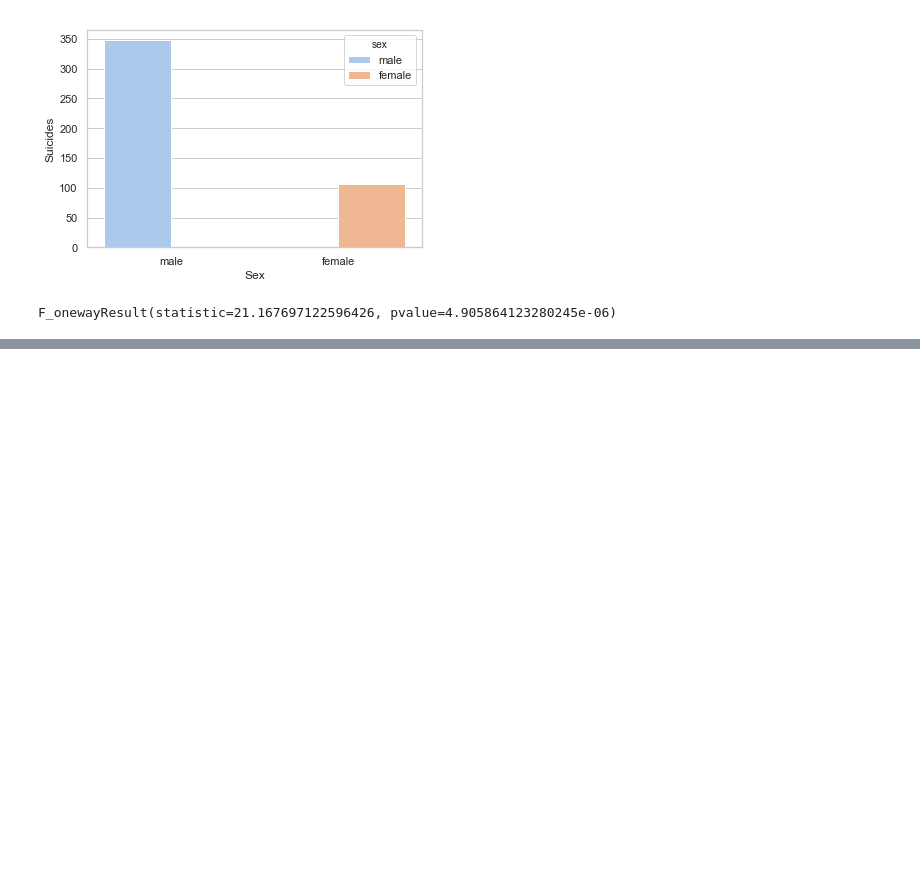
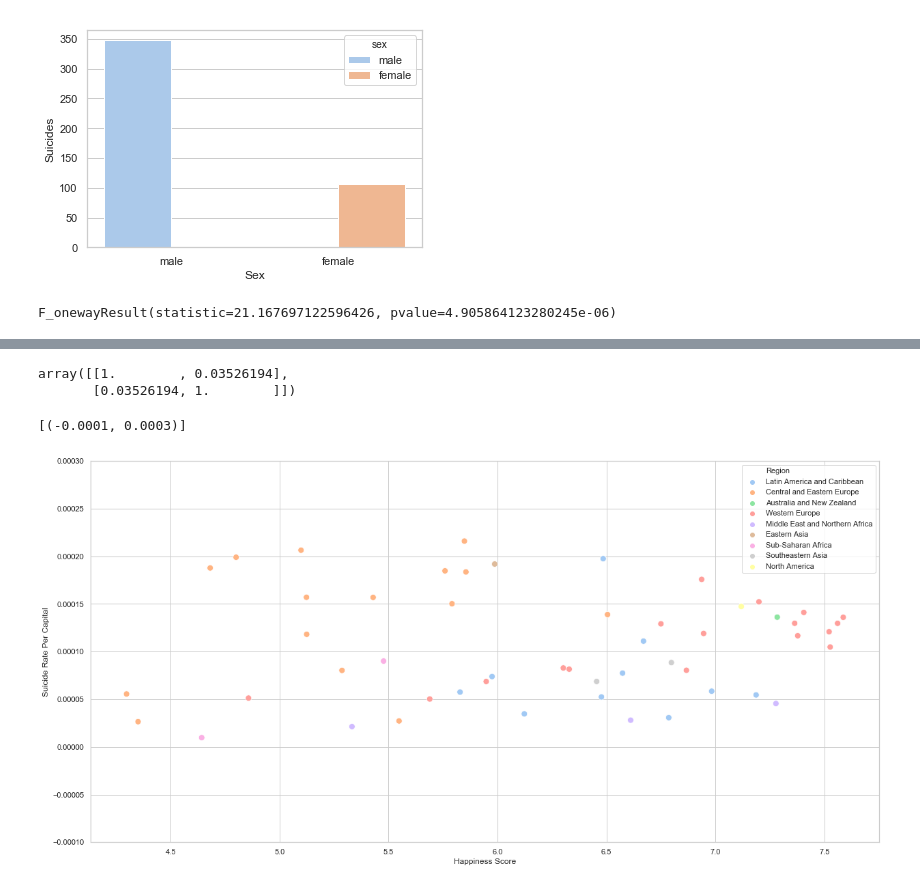
Before and after one commit to sno90/Osorio_Homework, a Jupyter notebook: 07-Project1/Region Suicide Numbers.ipynb, the cells around one changed output, grey strips where cells are left out. Cells and saved outputs as stored; diff of their text form; code cells hidden in the pictures; blank space fills up the shorter version.

```diff
--- a/07-Project1/Region Suicide Numbers.ipynb
+++ b/07-Project1/Region Suicide Numbers.ipynb
@@ -375,0 +331,5 @@ F_onewayResult(statistic=21.167697122596426, pvalue=4.905864123280245e-06)
+# %%
+data_merge2['Suicide Rate Per Capital'] = data_merge2['suicides_no'] / data_merge2['population']
+data_merge2 = data_merge.reset_index()
+data_merge2['Region'] = data_merge['Country'].map(country_to_region)
+data_merge2
@@ -375,0 +354,15 @@ F_onewayResult(statistic=21.167697122596426, pvalue=4.905864123280245e-06)
+# %%
+x = np.array(data_merge2['Happiness Score']).astype(float)
+y = np.array(data_merge2['Suicide Rate Per Capital']).astype(float)
+np.corrcoef(x, y)
+# %% [output]
+array([[1.        , 0.03526194],
+       [0.03526194, 1.        ]])
+# %%
+ax = sns.scatterplot(x="Happiness Score", y="Suicide Rate Per Capital",
+                      hue="Region", data=data_merge2, s=80)
+sns.set(rc={'figure.figsize':(20.7,10.27)})
+ax.set(ylim=(-.0001,.0003))
+# %% [output]
+[(-0.0001, 0.0003)]
+[figure, added]
```
Also changed, not shown: parts of 32 cells of this notebook.
